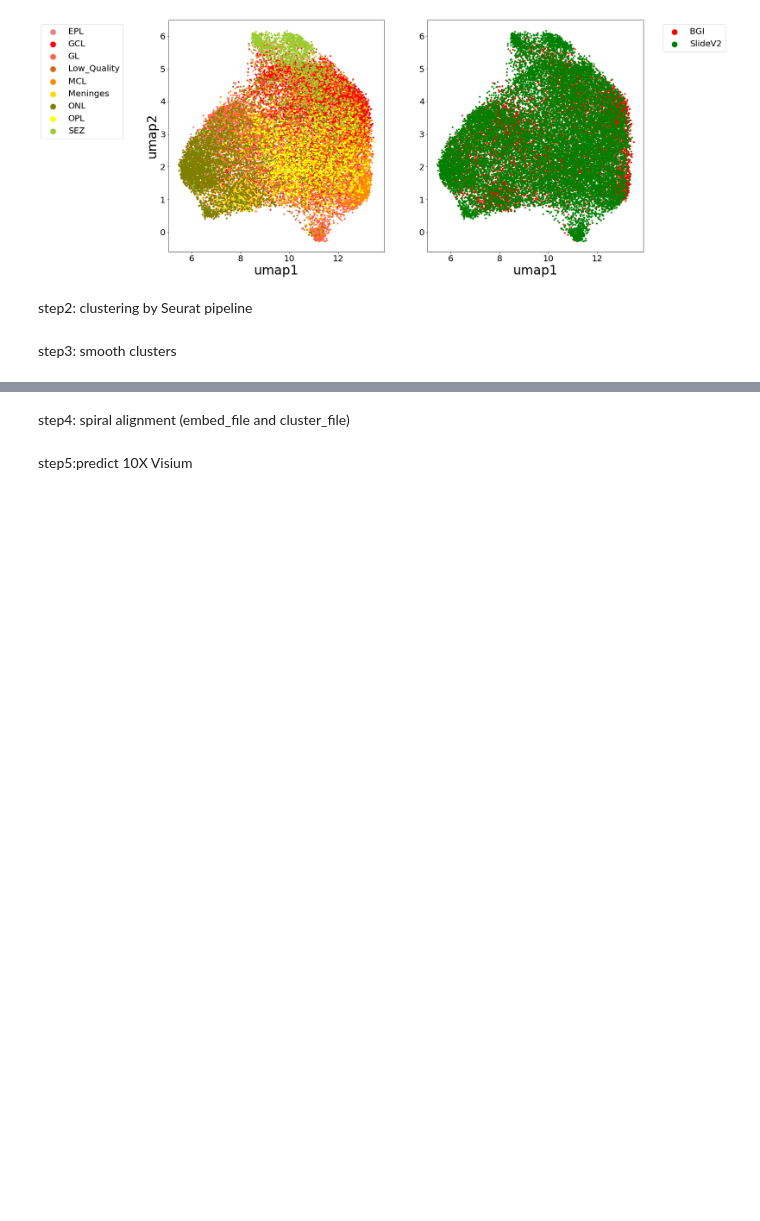
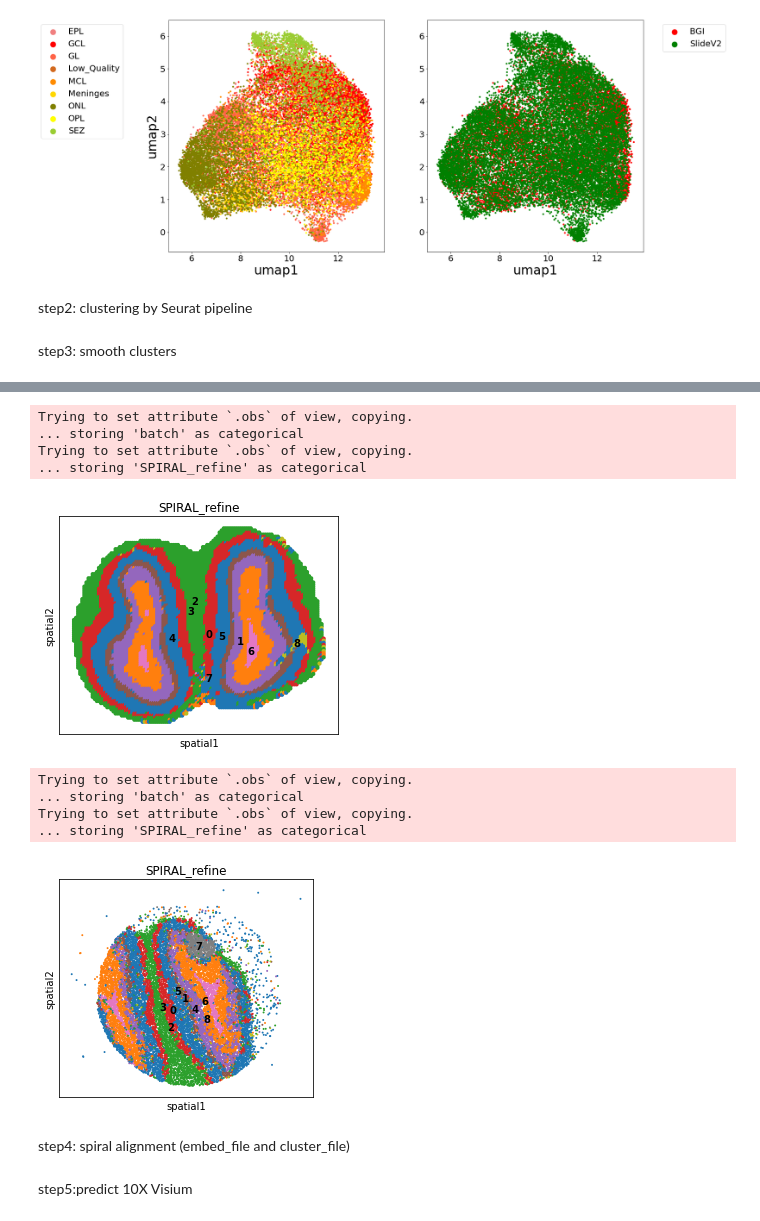
Before and after one commit to guott15/SPIRAL, a Jupyter notebook: Demo/run_spiral_mouse_ob.ipynb, the cells around one changed output, grey strips where cells are left out. Cells and saved outputs as stored; diff of their text form; code cells hidden in the pictures; blank space fills up the shorter version.

```diff
--- a/Demo/run_spiral_mouse_ob.ipynb
+++ b/Demo/run_spiral_mouse_ob.ipynb
@@ -140,18 +137,20 @@ axs[1].tick_params(axis='both', which='major', labelsize=20)
 [figure]
 # %% [markdown]
 step2: clustering by Seurat pipeline
+# %%
+cluster_file=dirs+"metrics/spiral"+flags+"_seuratmethod_clust_modify_"+str(SPII.params.batch_size)+".csv"
 # %%
 import anndata
 import scanpy as sc
 adata=anndata.AnnData(SPII.feat)
 adata.obsm['spiral']=embed1.iloc[:,SPII.params.znoise_dim:].values
-ann.obs['batch']=SPII.meta.loc[:,'batch']
+adata.obs['batch']=SPII.meta.loc[:,'batch']
 
 coord=pd.read_csv(coord_file[0],header=0,index_col=0)
 for i in np.arange(1,len(samples)):
     coord=pd.concat((coord,pd.read_csv(coord_file[i],header=0,index_col=0)))
 
-ann.obsm['spatial']=coord.loc[ann.obs_names,:]
+adata.obsm['spatial']=coord.loc[adata.obs_names,:]
 cluster=pd.read_csv(cluster_file,header=0,index_col=0)
 adata.obs['SPIRAL']=cluster.loc[adata.obs_names,:]
 # %% [markdown]
@@ -165,9 +164,9 @@ for i in range(len(ub)):
     idx=np.where(adata.obs['batch']==ub[i])[0]
     ann1=adata[idx,:]
     sample_id=ann1.obs_names
-    pred=ann1.obs[metric]
+    pred=ann1.obs['SPIRAL']
     dis=euclidean_distances(ann1.obsm['spatial'],ann1.obsm['spatial'])
     refined_pred=refine(sample_id, pred, dis, num_nbs=knn)
     adata.obs['SPIRAL_refine'][idx]=refined_pred
 
-pd.DataFrame(adata.obs['SPIRAL_refine']).to_csv(cluster_file)
+# pd.DataFrame(adata.obs['SPIRAL_refine']).to_csv(cluster_file)
@@ -174,10 +182,21 @@ pd.DataFrame(adata.obs['SPIRAL_refine']).to_csv(cluster_file)
 # %%
-size1=3
-size2=1
+size1=2
+size2=50
 metric='SPIRAL_refine'
 adata1=adata[adata.obs['batch']==ub[0],:]
 sc.pl.spatial(adata1,color=metric, spot_size=size1,legend_loc='on data')
 adata1=adata[adata.obs['batch']==ub[1],:]
 sc.pl.spatial(adata1,color=metric, spot_size=size2,legend_loc='on data')
+# %% [output]
+Trying to set attribute `.obs` of view, copying.
+... storing 'batch' as categorical
+Trying to set attribute `.obs` of view, copying.
+... storing 'SPIRAL_refine' as categorical
+[figure, added]
+Trying to set attribute `.obs` of view, copying.
+... storing 'batch' as categorical
+Trying to set attribute `.obs` of view, copying.
+... storing 'SPIRAL_refine' as categorical
+[figure, added]
 # %% [markdown]
 step4: spiral alignment   (embed_file and cluster_file)
```
Also changed, not shown: parts of 10 cells of this notebook, 1 other file.
